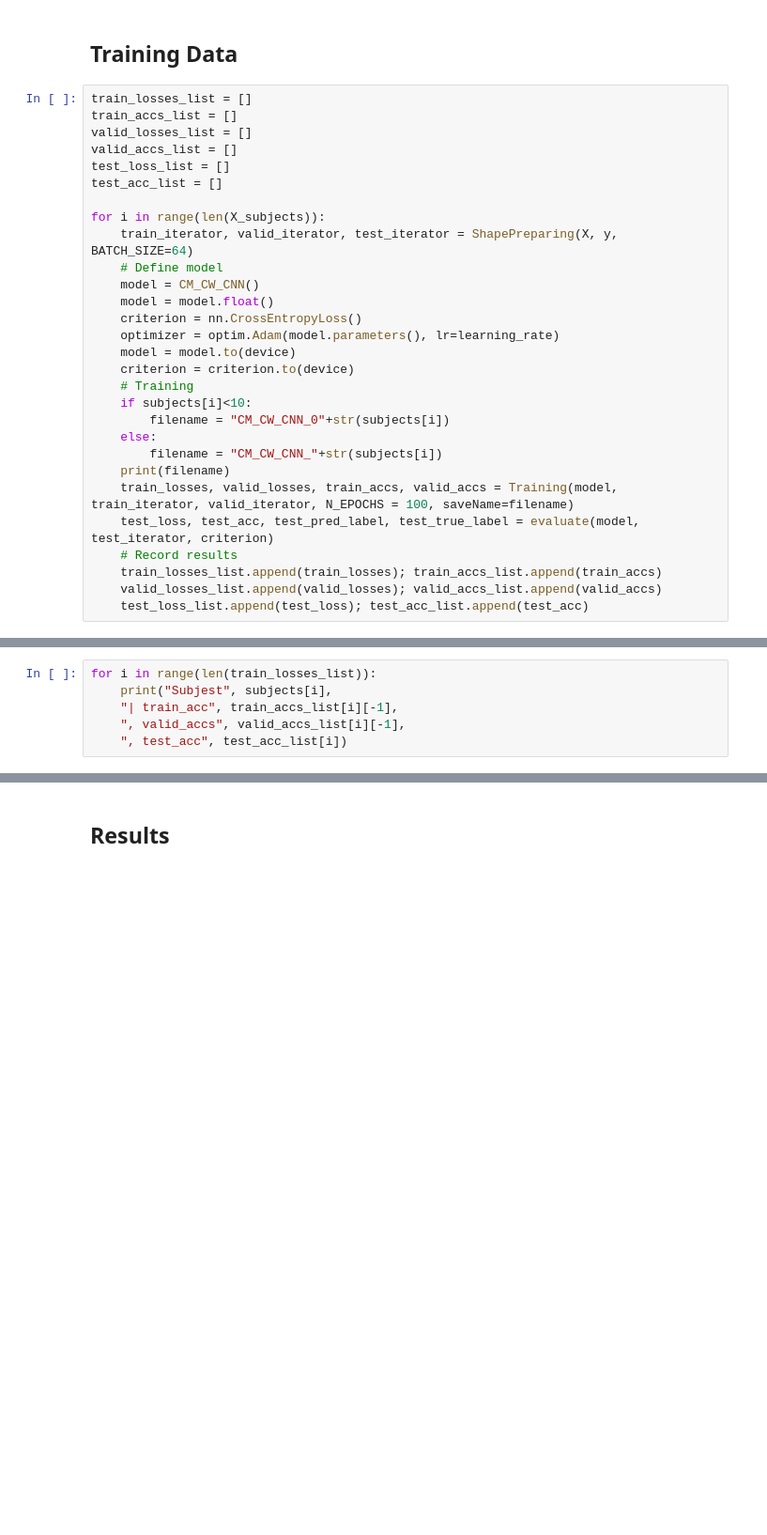
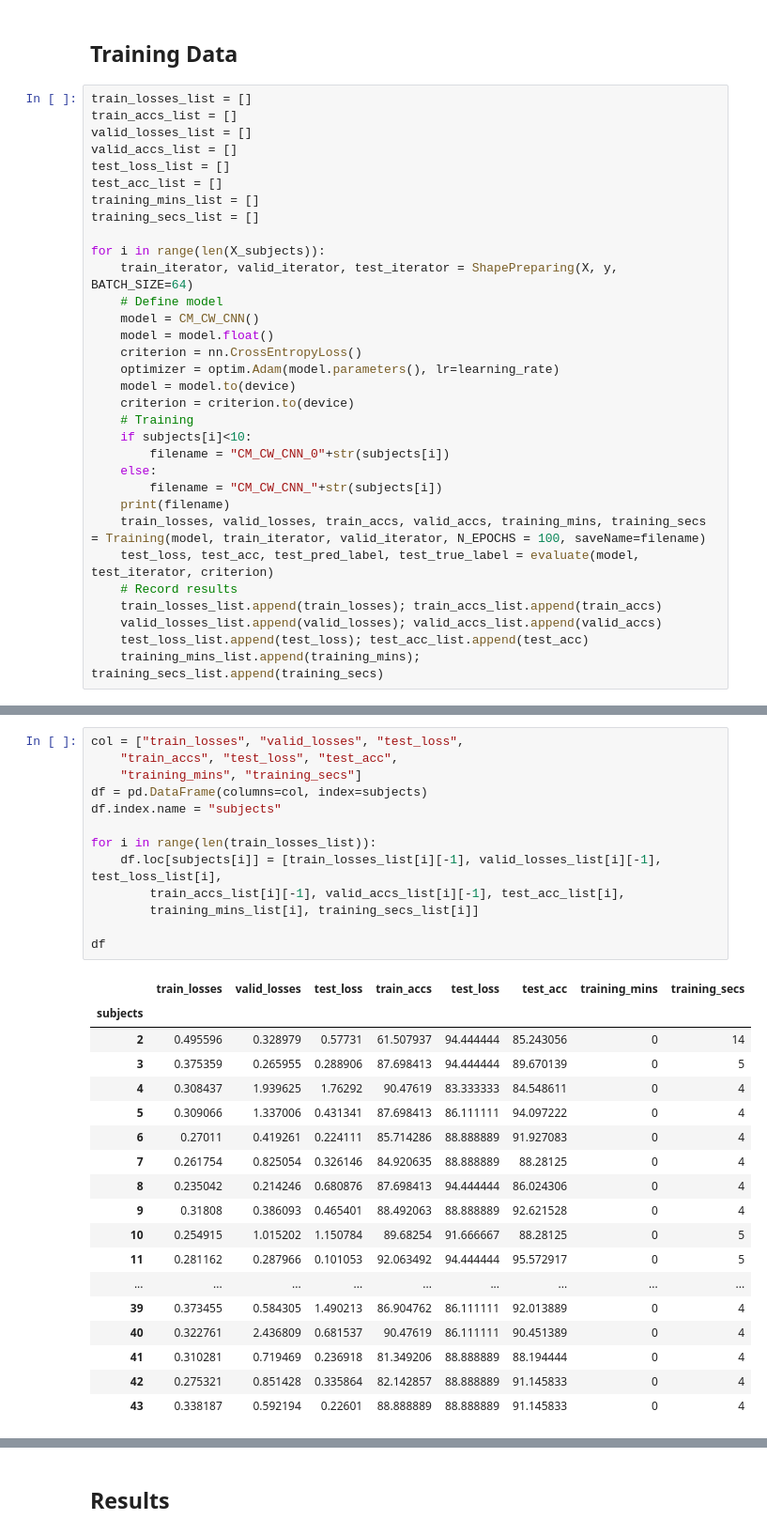
Before and after one commit to zMaxKunGz/CP-DSAI-Project-EEG, a Jupyter notebook: Model-CM-CW-CNN.ipynb, the cells around one changed output, grey strips where cells are left out. Shown at 94% size. Cells and saved outputs as stored; diff of their text form; blank space fills up the shorter version.

Commit message:
save CM_CW_CNN result

```diff
--- a/Model-CM-CW-CNN.ipynb
+++ b/Model-CM-CW-CNN.ipynb
@@ -390,6 +398,8 @@ valid_losses_list = []
 valid_accs_list = []
 test_loss_list = []
 test_acc_list = []
+training_mins_list = []
+training_secs_list = []
 
 for i in range(len(X_subjects)):
     train_iterator, valid_iterator, test_iterator = ShapePreparing(X, y, BATCH_SIZE=64)
@@ -406,11 +416,12 @@ for i in range(len(X_subjects)):
     else:
         filename = "CM_CW_CNN_"+str(subjects[i])
     print(filename)
-    train_losses, valid_losses, train_accs, valid_accs = Training(model, train_iterator, valid_iterator, N_EPOCHS = 100, saveName=filename)
+    train_losses, valid_losses, train_accs, valid_accs, training_mins, training_secs = Training(model, train_iterator, valid_iterator, N_EPOCHS = 100, saveName=filename)
     test_loss, test_acc, test_pred_label, test_true_label = evaluate(model, test_iterator, criterion)
     # Record results
     train_losses_list.append(train_losses); train_accs_list.append(train_accs)
     valid_losses_list.append(valid_losses); valid_accs_list.append(valid_accs)
     test_loss_list.append(test_loss); test_acc_list.append(test_acc)
+    training_mins_list.append(training_mins); training_secs_list.append(training_secs)
 # %% [output]
 Epoch: 100 | Epoch Time: 0m 0s
@@ -419,6 +429,0 @@ Epoch: 100 | Epoch Time: 0m 0s
-# %%
-for i in range(len(train_losses_list)):
-    print("Subjest", subjects[i],
-    "| train_acc", train_accs_list[i][-1],
-    ", valid_accs", valid_accs_list[i][-1],
-    ", test_acc", test_acc_list[i])
@@ -442,0 +430,32 @@ Subjest 43 | train_acc 88.88888888888889 , valid_accs 88.88888888888889 , test_a
+# %%
+col = ["train_losses", "valid_losses", "test_loss",
+    "train_accs", "test_loss", "test_acc",
+    "training_mins", "training_secs"]
+df = pd.DataFrame(columns=col, index=subjects)
+df.index.name = "subjects"
+
+for i in range(len(train_losses_list)):
+    df.loc[subjects[i]] = [train_losses_list[i][-1], valid_losses_list[i][-1], test_loss_list[i],
+        train_accs_list[i][-1], valid_accs_list[i][-1], test_acc_list[i],
+        training_mins_list[i], training_secs_list[i]]
+
+df
+# %% [output]
+|  | train_losses | valid_losses | test_loss | train_accs | test_loss | test_acc | training_mins | training_secs |
+| subjects |  |  |  |  |  |  |  |  |
+| 2 | 0.495596 | 0.328979 | 0.57731 | 61.507937 | 94.444444 | 85.243056 | 0 | 14 |
+| 3 | 0.375359 | 0.265955 | 0.288906 | 87.698413 | 94.444444 | 89.670139 | 0 | 5 |
+| 4 | 0.308437 | 1.939625 | 1.76292 | 90.47619 | 83.333333 | 84.548611 | 0 | 4 |
+| 5 | 0.309066 | 1.337006 | 0.431341 | 87.698413 | 86.111111 | 94.097222 | 0 | 4 |
+| 6 | 0.27011 | 0.419261 | 0.224111 | 85.714286 | 88.888889 | 91.927083 | 0 | 4 |
+| 7 | 0.261754 | 0.825054 | 0.326146 | 84.920635 | 88.888889 | 88.28125 | 0 | 4 |
+| 8 | 0.235042 | 0.214246 | 0.680876 | 87.698413 | 94.444444 | 86.024306 | 0 | 4 |
+| 9 | 0.31808 | 0.386093 | 0.465401 | 88.492063 | 88.888889 | 92.621528 | 0 | 4 |
+| 10 | 0.254915 | 1.015202 | 1.150784 | 89.68254 | 91.666667 | 88.28125 | 0 | 5 |
+| 11 | 0.281162 | 0.287966 | 0.101053 | 92.063492 | 94.444444 | 95.572917 | 0 | 5 |
+| ... | ... | ... | ... | ... | ... | ... | ... | ... |
+| 39 | 0.373455 | 0.584305 | 1.490213 | 86.904762 | 86.111111 | 92.013889 | 0 | 4 |
+| 40 | 0.322761 | 2.436809 | 0.681537 | 90.47619 | 86.111111 | 90.451389 | 0 | 4 |
+| 41 | 0.310281 | 0.719469 | 0.236918 | 81.349206 | 88.888889 | 88.194444 | 0 | 4 |
+| 42 | 0.275321 | 0.851428 | 0.335864 | 82.142857 | 88.888889 | 91.145833 | 0 | 4 |
+| 43 | 0.338187 | 0.592194 | 0.22601 | 88.888889 | 88.888889 | 91.145833 | 0 | 4 |
```
Also changed, not shown: parts of 8 cells of this notebook, 42 other files.
